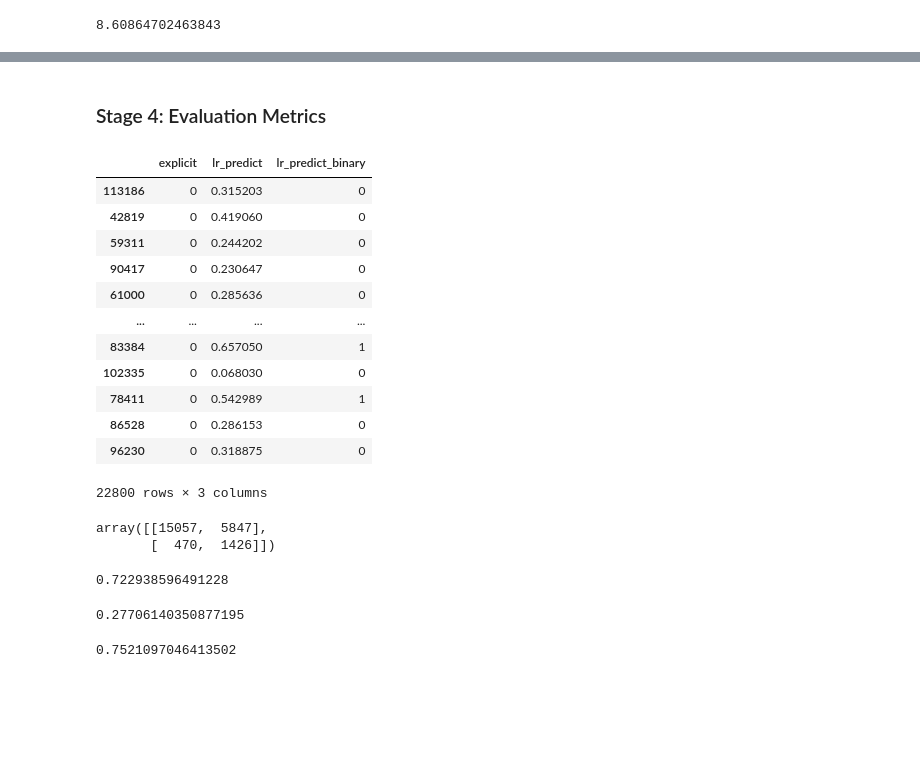
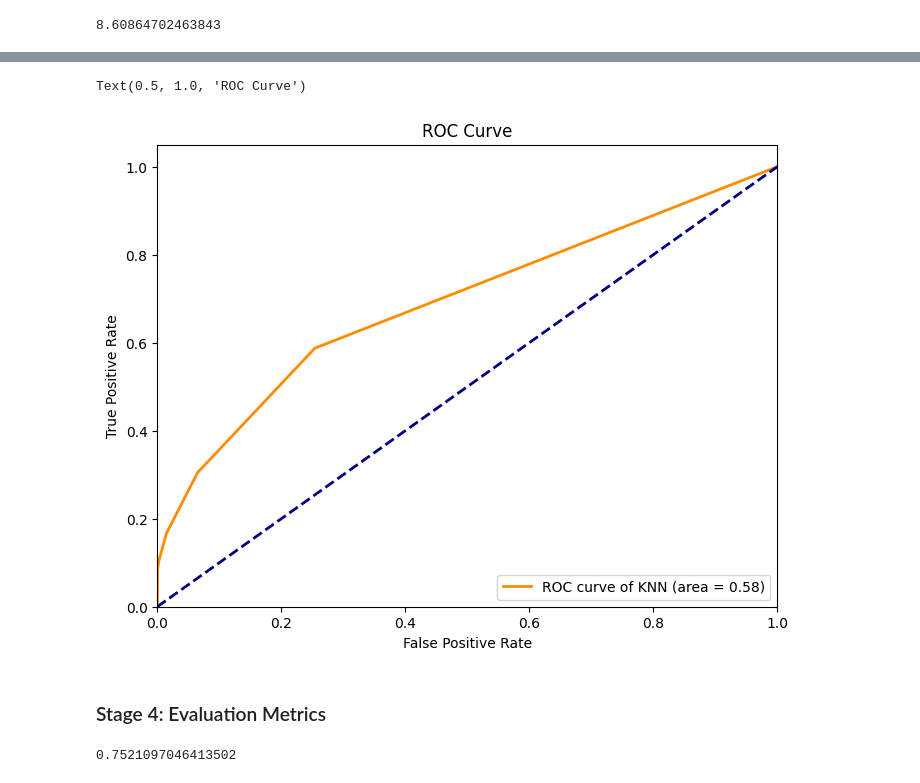
Before and after one commit to rghosh1353/spotify_genre_proj, a Jupyter notebook: Main.ipynb, the cells around one changed output, grey strips where cells are left out. Drawn from its saved outputs; the diff is of its cells as text; code cells hidden in the pictures; blank space fills up the shorter version.

```diff
--- a/Main.ipynb
+++ b/Main.ipynb
@@ -399,50 +440,24 @@ lr_train.intercept_, lr_train.coef_
+# %%
+# Calculating the ROC curve and the AUC score of Logistic Regression
+y_pred_proba = knn.predict_proba(X_test)[:, 1]
+y_pred = knn.predict(X_test)
+fpr, tpr, thresholds = roc_curve(y_test, y_pred_proba)
+# %%
+# Plotting the ROC curve
+plt.figure(figsize=(8, 6))
+plt.plot(fpr, tpr, color='darkorange', lw=2, label='ROC curve of KNN (area = %0.2f)' % roc_auc_score(y_test, y_pred))
+plt.plot([0, 1], [0, 1], color='navy', lw=2, linestyle='--')
+plt.xlim([0.0, 1.0])
+plt.ylim([0.0, 1.05])
+plt.legend(loc="lower right")
+plt.xlabel('False Positive Rate')
+plt.ylabel('True Positive Rate')
+plt.title('ROC Curve')
+# %% [output]
+Text(0.5, 1.0, 'ROC Curve')
+[figure, added]
 # %% [markdown]
 ### Stage 4: Evaluation Metrics
-# %%
-threshold = 0.5  # Set the threshold for binary classification
-
-# Proceed with the prediction
-pred_spotify_sample = pd.DataFrame(dict(
-    explicit = y_test,
-    lr_predict = lr_train.predict_proba(X_test)[:, 1],  # Probabilities for 'explicit' class (1)
-    lr_predict_binary = (lr_train.predict_proba(X_test)[:, 1] >= threshold).astype(int)  # Binary predictions (0 or 1)
-))
-
-# Display the observed vs predicted table
-pred_spotify_sample
-# %% [output]
-|  | explicit | lr_predict | lr_predict_binary |
-| 113186 | 0 | 0.315203 | 0 |
-| 42819 | 0 | 0.419060 | 0 |
-| 59311 | 0 | 0.244202 | 0 |
-| 90417 | 0 | 0.230647 | 0 |
-| 61000 | 0 | 0.285636 | 0 |
-| ... | ... | ... | ... |
-| 83384 | 0 | 0.657050 | 1 |
-| 102335 | 0 | 0.068030 | 0 |
-| 78411 | 0 | 0.542989 | 1 |
-| 86528 | 0 | 0.286153 | 0 |
-| 96230 | 0 | 0.318875 | 0 |
-22800 rows × 3 columns
-# %%
-#Confusion Matrix
-conf_lr = confusion_matrix(y_true=pred_spotify_sample['explicit'], y_pred=pred_spotify_sample['lr_predict_binary'])
-conf_lr
-# %% [output]
-array([[15057,  5847],
-       [  470,  1426]])
-# %%
-# Prediction Accuracy
-# Both of the lines below should print the same thing
-(conf_lr[0,0] + conf_lr[1,1]) / conf_lr.sum()
-accuracy_score(y_true=pred_spotify_sample['explicit'], y_pred=pred_spotify_sample['lr_predict_binary'])
-# %% [output]
-0.722938596491228
-# %%
-# Prediction Error
-(conf_lr[0,1] + conf_lr[1,0])/conf_lr.sum()
-# %% [output]
-0.27706140350877195
 # %%
 # Sensitivity (TPR)
 # Both of the lines below should print the same thing
```
Also changed, not shown: parts of 17 cells of this notebook.
